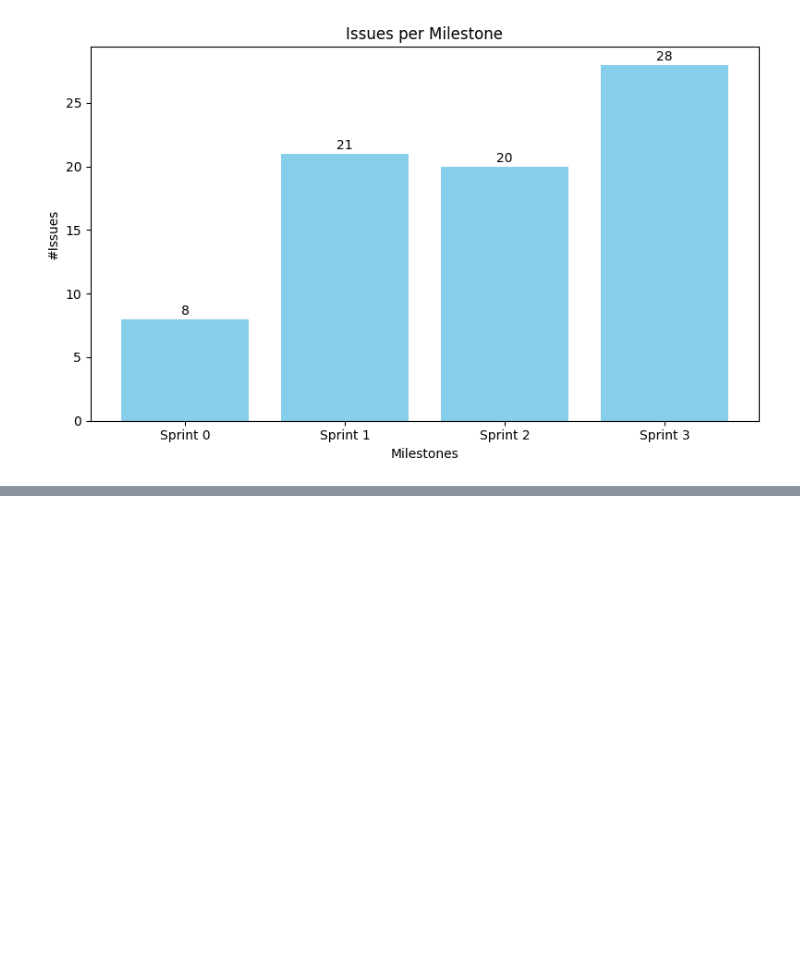
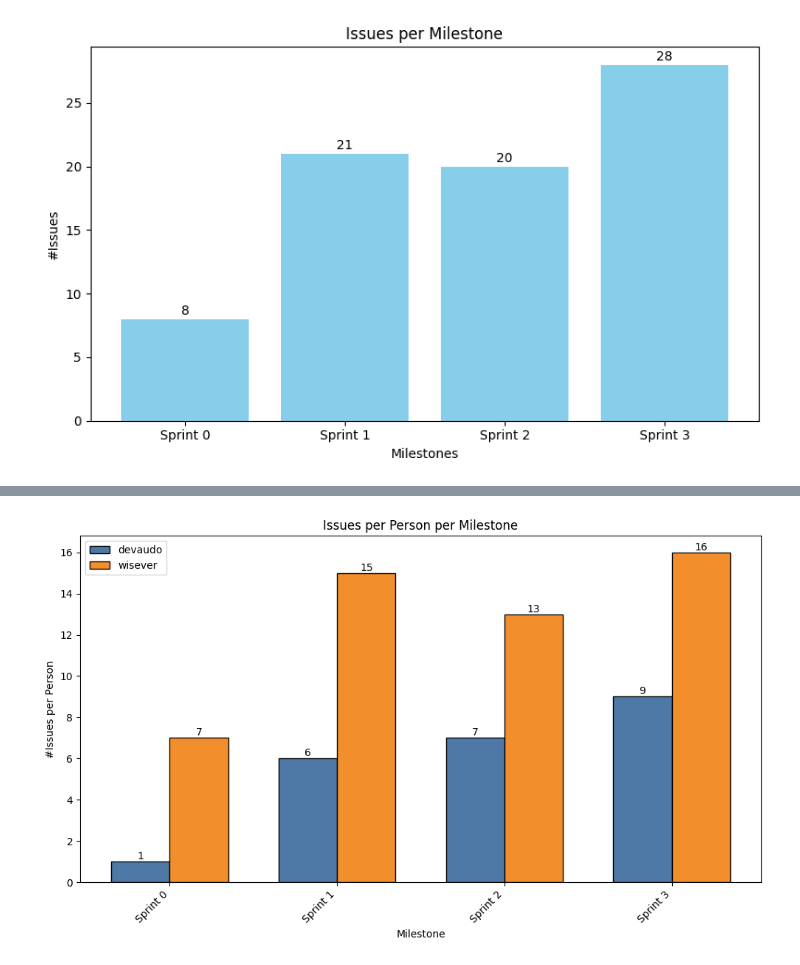
Before and after one commit to VW03/SAP-Internship-Flexso, a Jupyter notebook: gitlabGraphs/graphs.ipynb, the cells around one changed output, grey strips where cells are left out. Cells and saved outputs as stored; diff of their text form; code cells hidden in the pictures; blank space fills up the shorter version.

```diff
--- a/gitlabGraphs/graphs.ipynb
+++ b/gitlabGraphs/graphs.ipynb
@@ -49,0 +94,32 @@ plt.show()
+# %%
+cleaned3 = flexso_csv[['Assignee Username', 'Milestone']]
+df3 = pd.DataFrame(cleaned3)
+assignee_counts = df3.groupby(['Milestone', 'Assignee Username']).size().unstack(fill_value=0)
+
+# print(assignee_counts)
+total_counts = assignee_counts.sum(axis=0)
+plt.figure(figsize=(10, 6))
+bar_width = 0.35
+milestones = assignee_counts.index
+x = np.arange(len(milestones))
+
+bars1 = plt.bar(x - bar_width/2, assignee_counts['devaudo'], bar_width, label='devaudo', color='#4e79a7', edgecolor='black')
+bars2 = plt.bar(x + bar_width/2, assignee_counts['wisever'], bar_width, label='wisever', color='#f28e2c', edgecolor='black')
+
+for bar in bars1:
+    height = bar.get_height()
+    plt.text(bar.get_x() + bar.get_width()/2, height, f'{int(height)}', ha='center', va='bottom', fontsize=10)
+for bar in bars2:
+    height = bar.get_height()
+    plt.text(bar.get_x() + bar.get_width()/2, height, f'{int(height)}', ha='center', va='bottom', fontsize=10)
+
+plt.xlabel('Milestone')
+plt.ylabel('#Issues per Person')
+plt.title('Issues per Person per Milestone')
+plt.xticks(x, milestones, rotation=45, ha='right')
+plt.legend()
+plt.tight_layout()
+
+plt.show()
+# %% [output]
+[figure, added]
```
Also changed, not shown: parts of 5 cells of this notebook.
